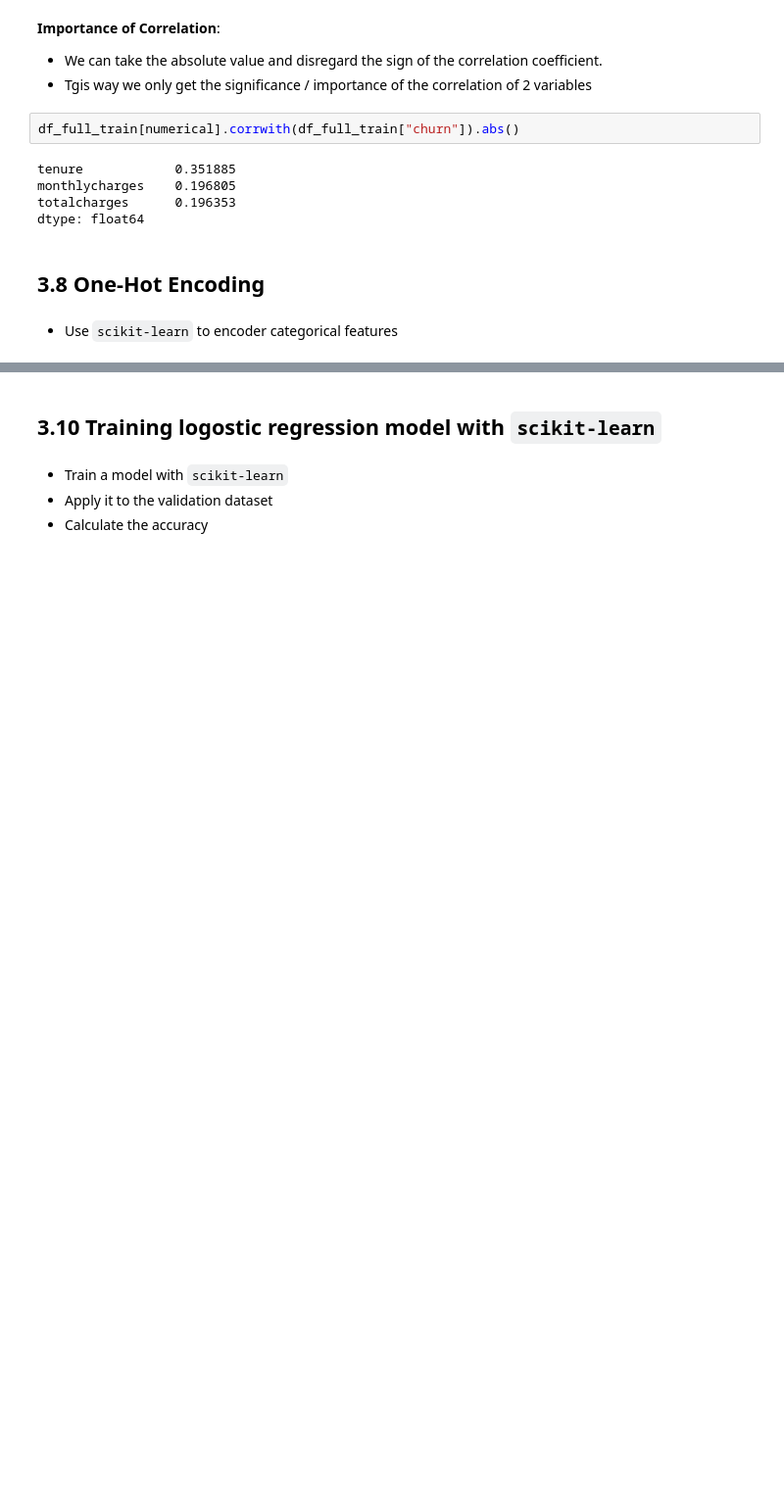
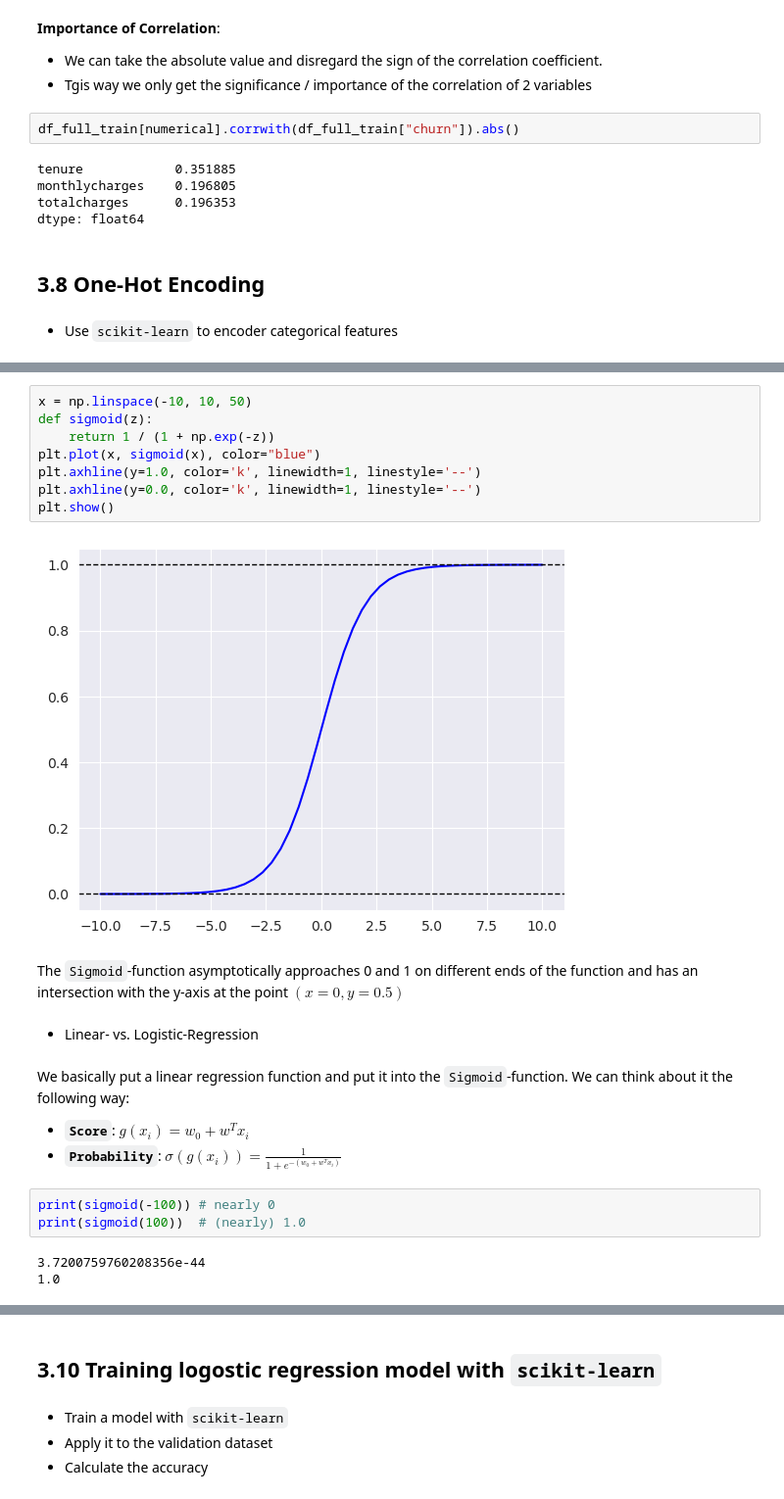
Before and after one commit to joweyel/ml-zoomcamp-material, a Jupyter notebook: 03-classification/notebooks/section3-notebook.ipynb, the cells around one changed output, grey strips where cells are left out. Shown at 98% size. Cells and saved outputs as stored; diff of their text form; blank space fills up the shorter version.

```diff
--- a/03-classification/notebooks/section3-notebook.ipynb
+++ b/03-classification/notebooks/section3-notebook.ipynb
@@ -615,0 +778,24 @@ dtype: float64
+# %%
+x = np.linspace(-10, 10, 50)
+def sigmoid(z):
+    return 1 / (1 + np.exp(-z))
+plt.plot(x, sigmoid(x), color="blue")
+plt.axhline(y=1.0, color='k', linewidth=1, linestyle='--')
+plt.axhline(y=0.0, color='k', linewidth=1, linestyle='--')
+plt.show()
+# %% [output]
+[figure, added]
+# %% [markdown]
+The `Sigmoid`-function asymptotically approaches 0 and 1 on different ends of the function and has an intersection with the y-axis at the point $(x=0, y=0.5)$
+# %% [markdown]
+- Linear- vs. Logistic-Regression
+# %% [markdown]
+We basically put a linear regression function and put it into the `Sigmoid`-function. We can think about it the following way:
+- **`Score`**: $g(x_i) = w_0 + w^Tx_i$
+- **`Probability`**: $\sigma(g(x_i)) = \frac{1}{1 + e^{-(w_0 + w^Tx_i)}}$
+# %%
+print(sigmoid(-100)) # nearly 0
+print(sigmoid(100))  # (nearly) 1.0
+# %% [output]
+3.7200759760208356e-44
+1.0
```
Also changed, not shown: parts of 47 cells of this notebook, 1 other file.
